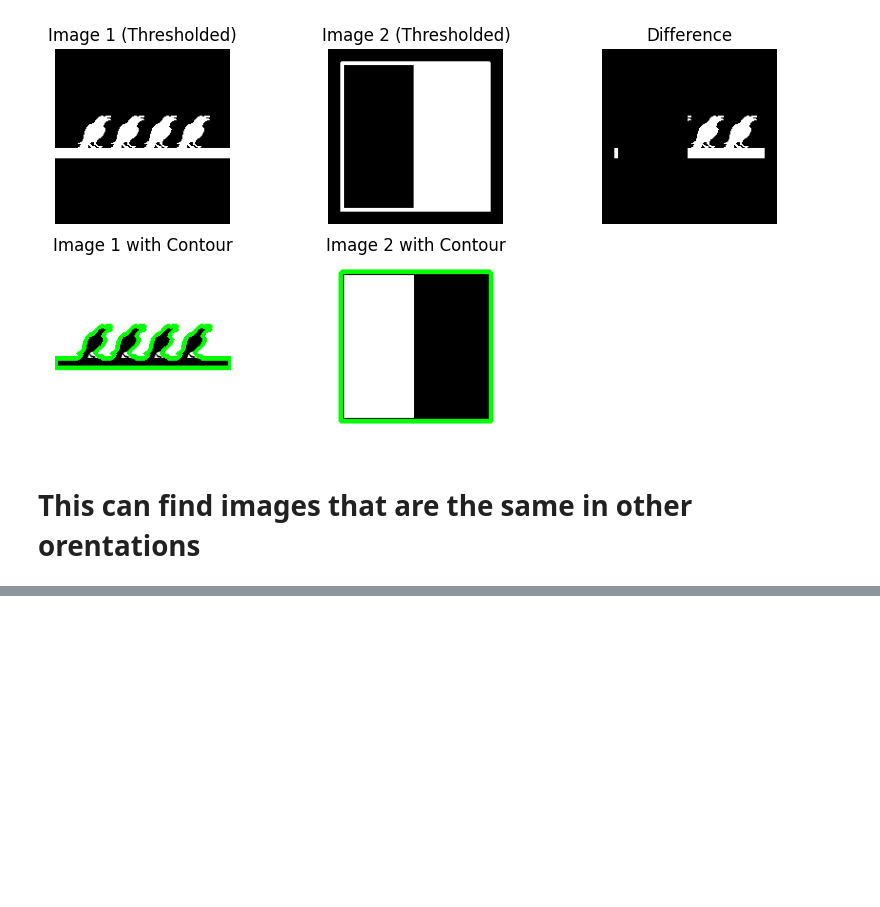
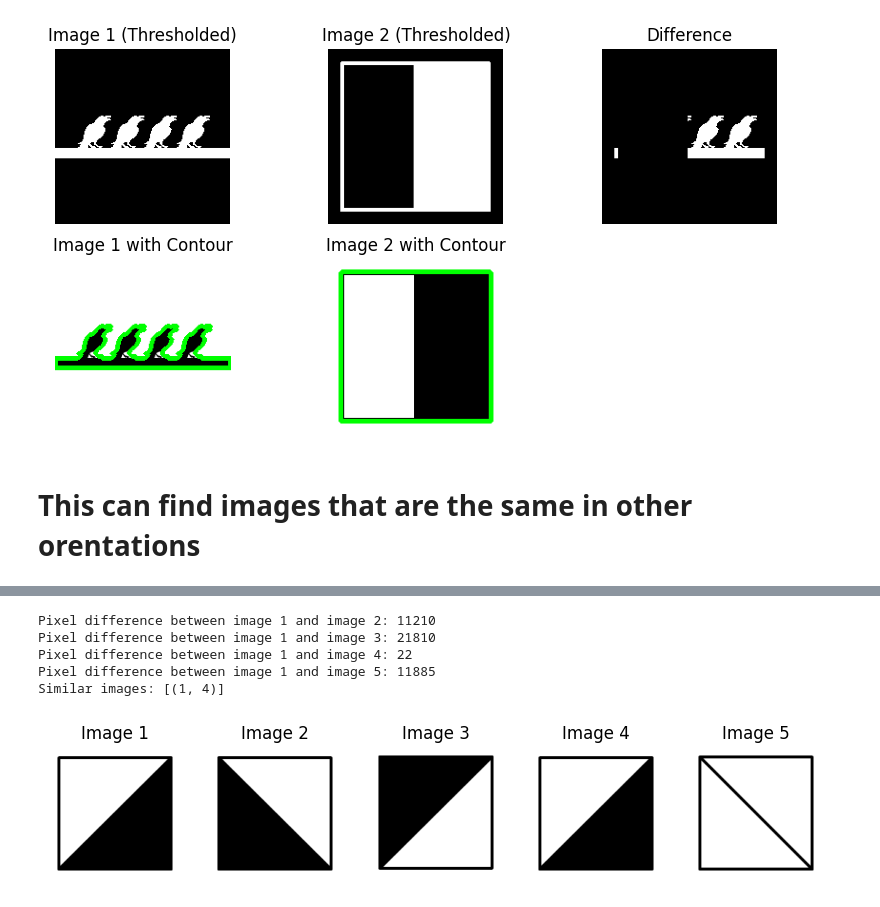
Before and after one commit to therickybobbeh/rpmProject, a Jupyter notebook: scratch_work.ipynb, the cells around one changed output, grey strips where cells are left out. Saved outputs shown, nothing was run; the diff lists cells and outputs as text; code cells hidden in the pictures; blank space fills up the shorter version.

```diff
--- a/scratch_work.ipynb
+++ b/scratch_work.ipynb
@@ -523,0 +644,71 @@ Similarity to flip 0.0
+# %%
+import cv2
+import numpy as np
+import matplotlib.pyplot as plt
+
+# Load images (ensure you adjust the paths to your images)
+image1 = cv2.imread('Problems/Basic Problems B/Basic Problem B-06/B.png', 0)
+image2 = cv2.flip(image1, 1)
+image3 = cv2.flip(image2, 0)
+image4 = cv2.flip(cv2.imread('Problems/Basic Problems B/Basic Problem B-06/5.png', 0), 1)
+image5 = cv2.imread('Problems/Basic Problems B/Basic Problem B-06/4.png', 0)
+
+# Threshold the images to binary (if not already done)
+_, thresh1 = cv2.threshold(image1, 200, 255, cv2.THRESH_BINARY)
+_, thresh2 = cv2.threshold(image2, 200, 255, cv2.THRESH_BINARY)
+_, thresh3 = cv2.threshold(image3, 200, 255, cv2.THRESH_BINARY)
+_, thresh4 = cv2.threshold(image4, 200, 255, cv2.THRESH_BINARY)
+_, thresh5 = cv2.threshold(image5, 200, 255, cv2.THRESH_BINARY)
+
+# Compare pixel-wise similarity
+def compare_pixels(imageA, imageB):
+    diff = cv2.absdiff(imageA, imageB)
+    non_zero_count = np.count_nonzero(diff)
+    return non_zero_count
+
+# Calculate pixel differences
+pixel_diff_12 = compare_pixels(thresh1, thresh2)
+pixel_diff_13 = compare_pixels(thresh1, thresh3)
+pixel_diff_14 = compare_pixels(thresh1, thresh4)
+pixel_diff_15 = compare_pixels(thresh1, thresh5)
+
+# Set a threshold for pixel similarity
+pixel_threshold = 1000  # Adjust based on your needs
+
+similar_images = []
+if pixel_diff_12 < pixel_threshold:
+    similar_images.append((1, 2))
+if pixel_diff_13 < pixel_threshold:
+    similar_images.append((1, 3))
+if pixel_diff_14 < pixel_threshold:
+    similar_images.append((1, 4))
+if pixel_diff_15 < pixel_threshold:
+    similar_images.append((1, 5))
+
+# Print results
+print(f"Pixel difference between image 1 and image 2: {pixel_diff_12}")
+print(f"Pixel difference between image 1 and image 3: {pixel_diff_13}")
+print(f"Pixel difference between image 1 and image 4: {pixel_diff_14}")
+print(f"Pixel difference between image 1 and image 5: {pixel_diff_15}")
+# print(f"Pixel difference between image 5 and image 5: {pixel_diff_16}")
+print(f"Similar images: {similar_images}")
+
+# Plot the images
+images = [image1, image2, image3, image4, image5]
+titles = ['Image 1', 'Image 2', 'Image 3', 'Image 4', 'Image 5']
+
+plt.figure(figsize=(10, 5))
+for i in range(5):
+    plt.subplot(1, 5, i + 1)
+    plt.imshow(images[i], cmap='gray')
+    plt.title(titles[i])
+    plt.axis('off')
+
+plt.show()
+# %% [output]
+Pixel difference between image 1 and image 2: 11210
+Pixel difference between image 1 and image 3: 21810
+Pixel difference between image 1 and image 4: 22
+Pixel difference between image 1 and image 5: 11885
+Similar images: [(1, 4)]
+[figure, added]
```
Also changed, not shown: parts of 3 cells of this notebook.
